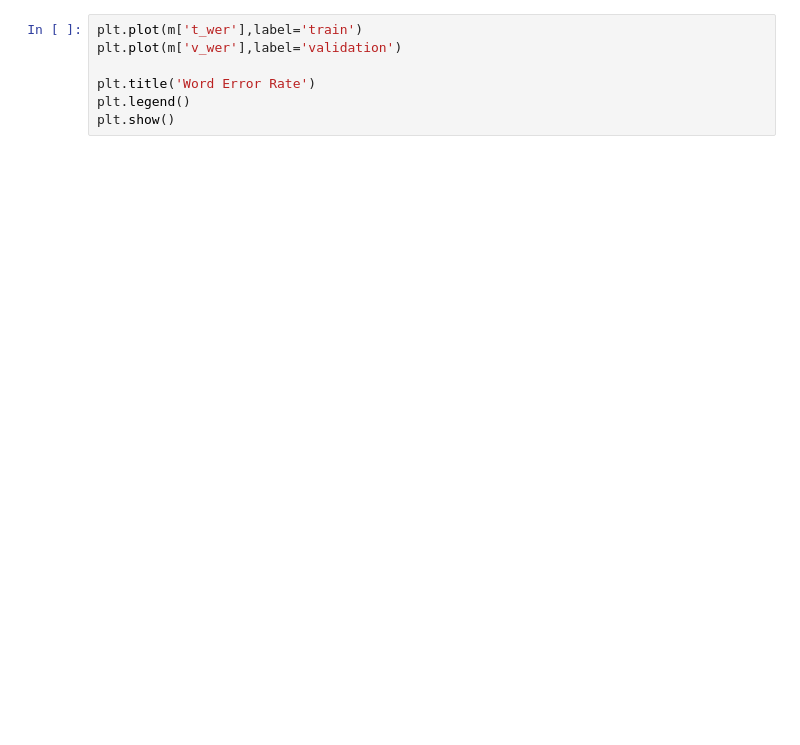
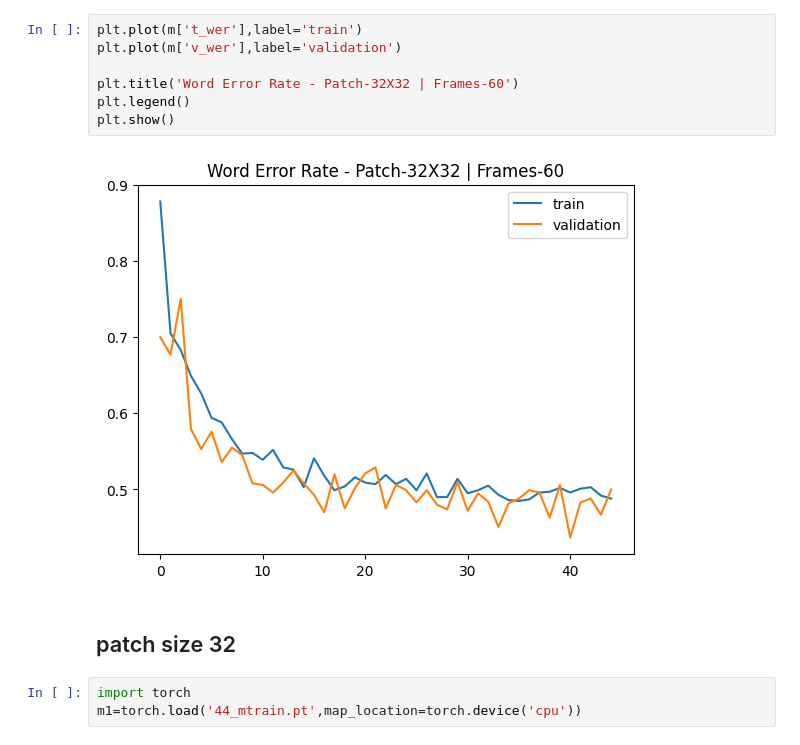
Before and after one commit to Bikash9841/Transformer-Based-Translation-From-NSL-Video2Text, a Jupyter notebook: apps/test.ipynb, the cells around one changed output. Saved outputs shown, nothing was run; the diff lists cells and outputs as text; blank space fills up the shorter version.

```diff
--- a/apps/test.ipynb
+++ b/apps/test.ipynb
@@ -17,7 +26,14 @@ plt.show()
 # %%
 plt.plot(m['t_wer'],label='train')
 plt.plot(m['v_wer'],label='validation')
 
-plt.title('Word Error Rate')
+plt.title('Word Error Rate - Patch-32X32 | Frames-60')
 plt.legend()
 plt.show()
+# %% [output]
+[figure, added]
+# %% [markdown]
+## patch size 32
+# %%
+import torch
+m1=torch.load('44_mtrain.pt',map_location=torch.device('cpu'))
```
Also changed, not shown: parts of 14 cells of this notebook.
